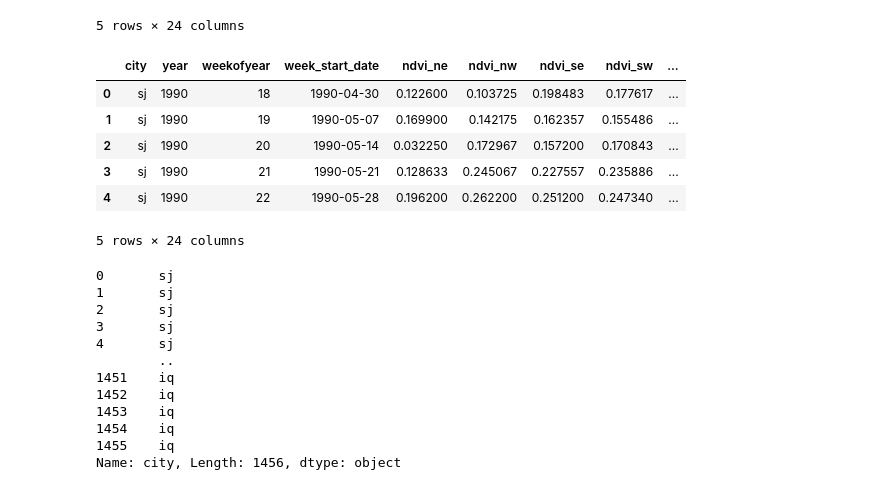
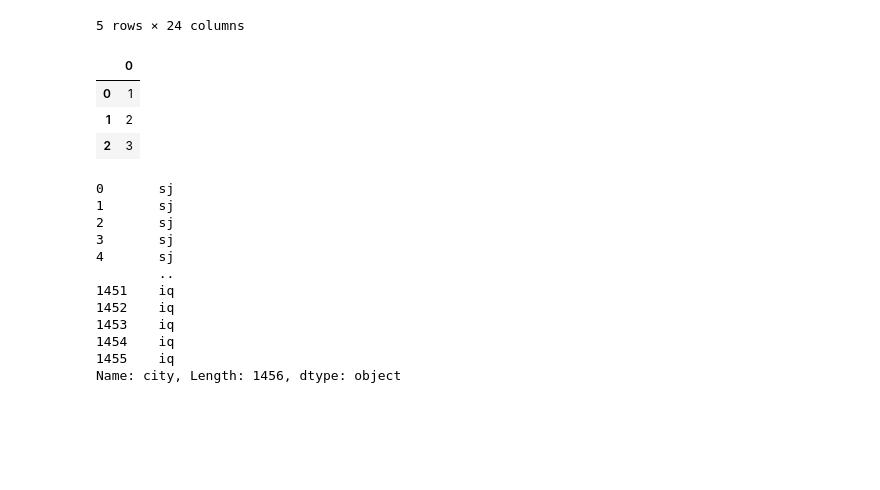
Before and after one commit to KCristopher/data_prep_automation, a Jupyter notebook: data_prep.ipynb, the cells around one changed output. Cells and saved outputs as stored; diff of their text form; code cells hidden in the pictures; blank space fills up the shorter version.

```diff
--- a/data_prep.ipynb
+++ b/data_prep.ipynb
@@ -57,16 +57,13 @@ class DataSet() :
             print(f'The data is {repr(data)}')
             raise ValueError("Either path or data should be given, but not both.")
 # %%
-data = DataSet(path)
+data = DataSet(data = pd.DataFrame([1, 2, 3]))
 data.data.head()
 # %% [output]
-|  | city | year | weekofyear | week_start_date | ndvi_ne | ndvi_nw | ndvi_se | ndvi_sw | ... |
-| 0 | sj | 1990 | 18 | 1990-04-30 | 0.122600 | 0.103725 | 0.198483 | 0.177617 | ... |
-| 1 | sj | 1990 | 19 | 1990-05-07 | 0.169900 | 0.142175 | 0.162357 | 0.155486 | ... |
-| 2 | sj | 1990 | 20 | 1990-05-14 | 0.032250 | 0.172967 | 0.157200 | 0.170843 | ... |
-| 3 | sj | 1990 | 21 | 1990-05-21 | 0.128633 | 0.245067 | 0.227557 | 0.235886 | ... |
-| 4 | sj | 1990 | 22 | 1990-05-28 | 0.196200 | 0.262200 | 0.251200 | 0.247340 | ... |
+|  | 0 |
+| 0 | 1 |
+| 1 | 2 |
+| 2 | 3 |
-5 rows × 24 columns
 # %%
 class CategoricalVariable() :
 
```
Also changed, not shown: parts of 5 cells of this notebook.
